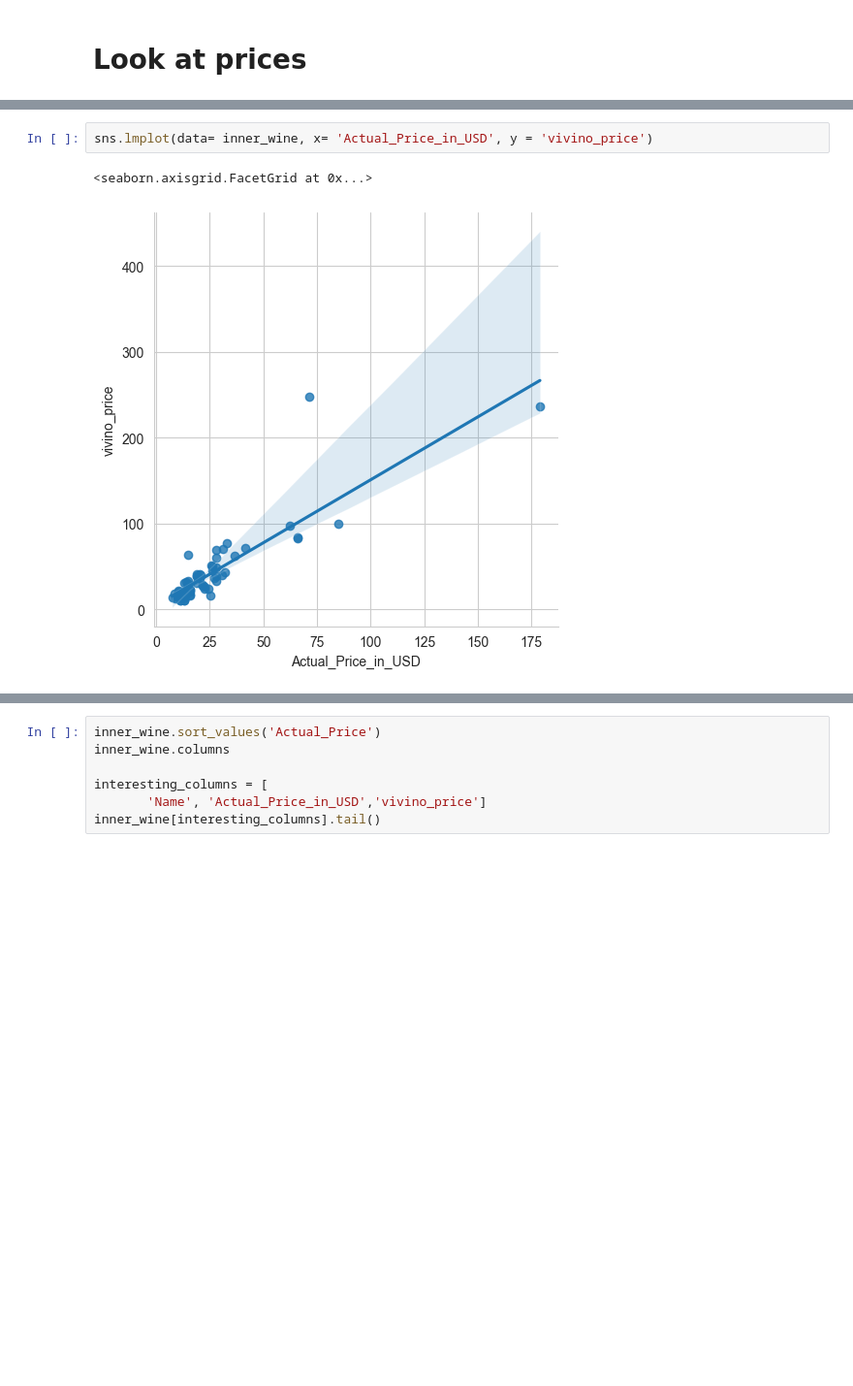
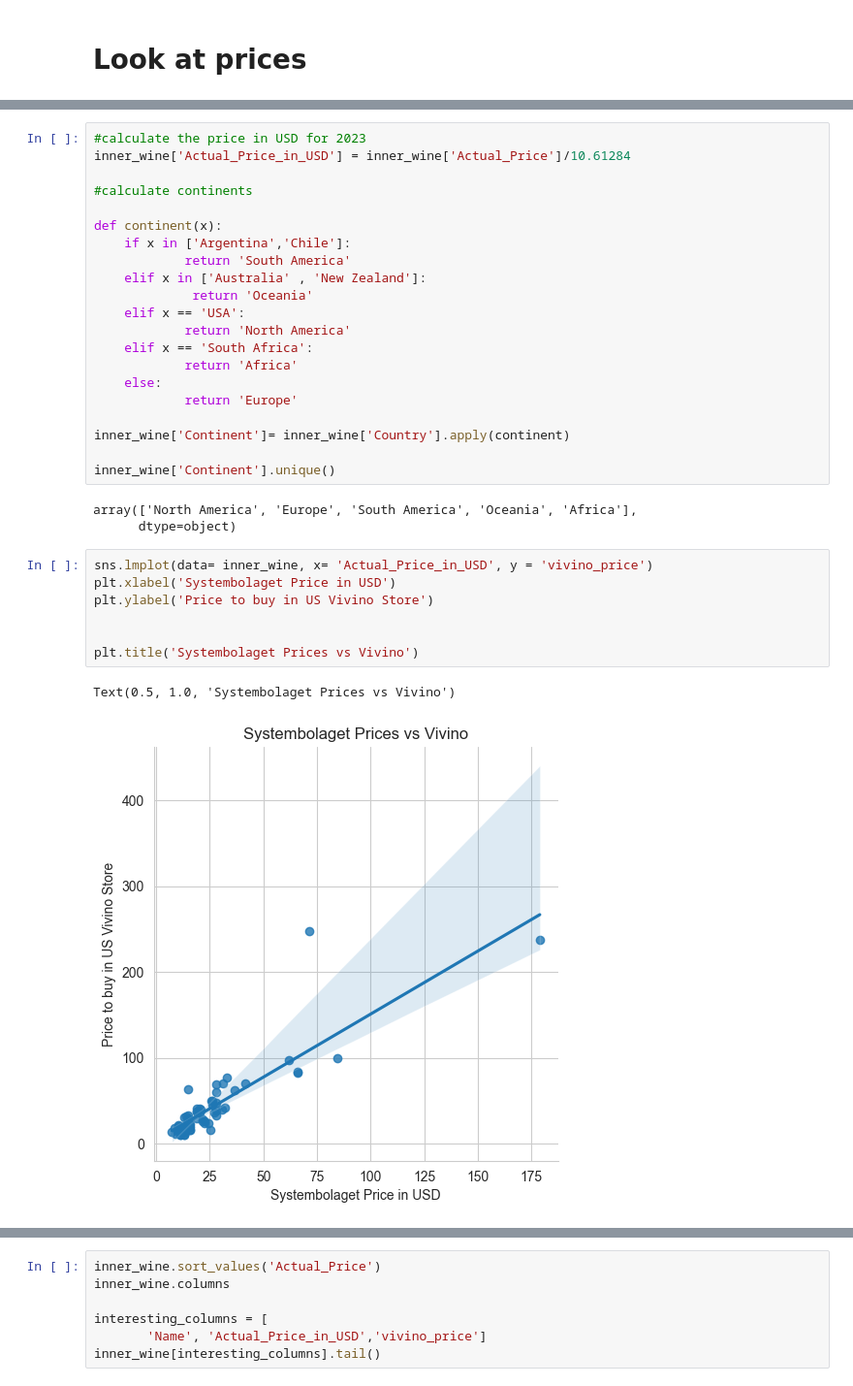
Before and after one commit to MarianaSwe/Drinks_data, a Jupyter notebook: Graphs_2.ipynb, the cells around one changed output, grey strips where cells are left out. Shown at 97% size. Cells and saved outputs as stored; diff of their text form; blank space fills up the shorter version.

```diff
--- a/Graphs_2.ipynb
+++ b/Graphs_2.ipynb
@@ -98,5 +52,34 @@ inner_wine['Actual_Price_in_USD'] = inner_wine['Actual_Price']/10.61284
-# %%
-sns.lmplot(data= inner_wine, x= 'Actual_Price_in_USD', y = 'vivino_price')
-# %% [output]
-<seaborn.axisgrid.FacetGrid at 0x...>
-[figure, removed]
+# %%
+#calculate the price in USD for 2023
+inner_wine['Actual_Price_in_USD'] = inner_wine['Actual_Price']/10.61284
+
+#calculate continents
+
+def continent(x):
+    if x in ['Argentina','Chile']:
+            return 'South America'
+    elif x in ['Australia' , 'New Zealand']:
+             return 'Oceania'
+    elif x == 'USA':
+            return 'North America'
+    elif x == 'South Africa':
+            return 'Africa'
+    else:
+            return 'Europe'
+
+inner_wine['Continent']= inner_wine['Country'].apply(continent)
+
+inner_wine['Continent'].unique()
+# %% [output]
+array(['North America', 'Europe', 'South America', 'Oceania', 'Africa'],
+      dtype=object)
+# %%
+sns.lmplot(data= inner_wine, x= 'Actual_Price_in_USD', y = 'vivino_price')
+plt.xlabel('Systembolaget Price in USD')
+plt.ylabel('Price to buy in US Vivino Store')
+
+
+plt.title('Systembolaget Prices vs Vivino')
+# %% [output]
+Text(0.5, 1.0, 'Systembolaget Prices vs Vivino')
+[figure, added]
```
Also changed, not shown: parts of 8 cells of this notebook, 5 other files.
